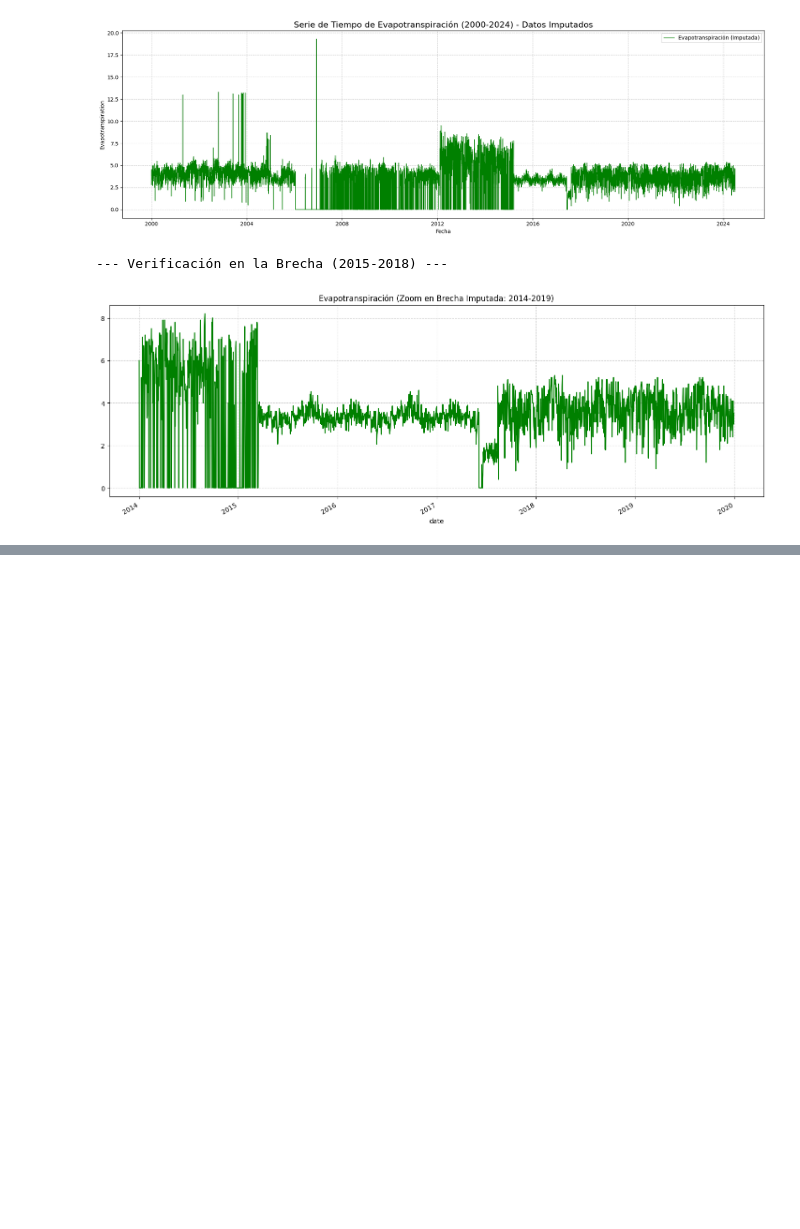
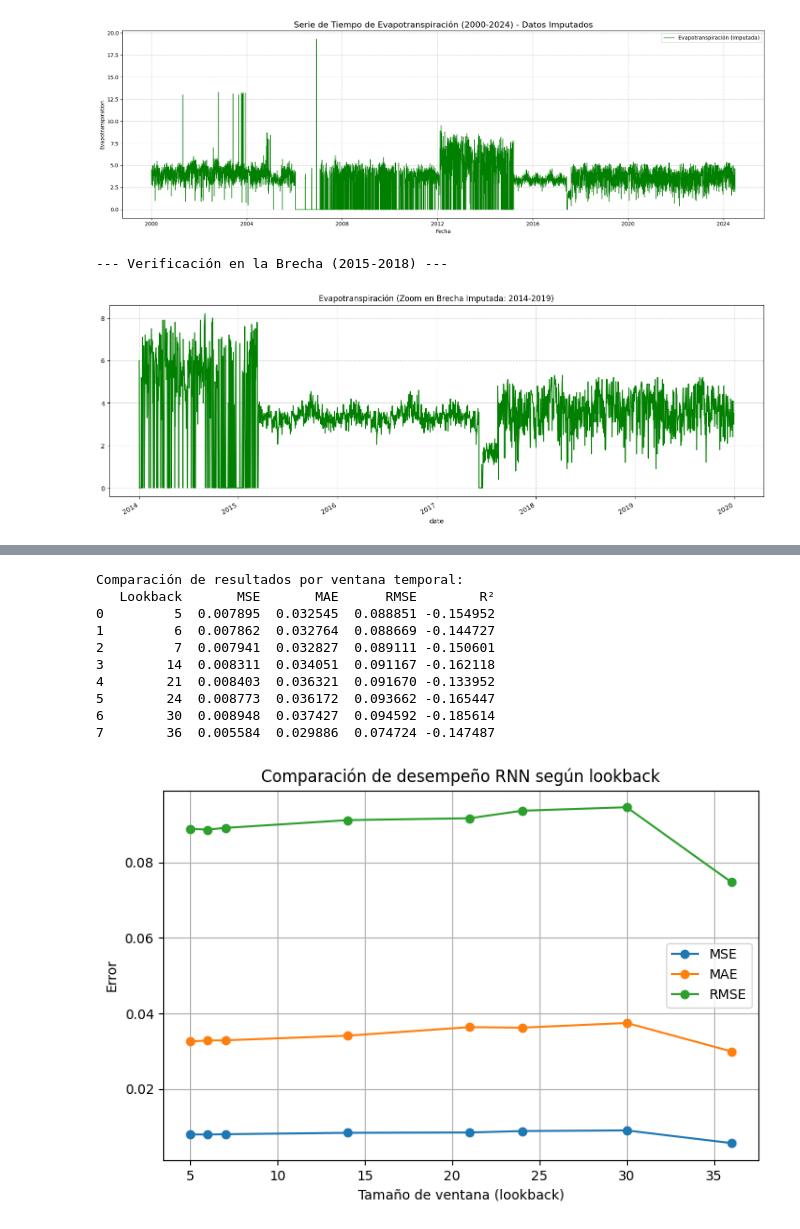
Before and after one commit to Laura9704/Fundamentos_MCD, a Jupyter notebook: Modelo_RNN.ipynb, the cells around one changed output, grey strips where cells are left out. Saved outputs shown, nothing was run; the diff lists cells and outputs as text; code cells hidden in the pictures; blank space fills up the shorter version.

```diff
--- a/Modelo_RNN.ipynb
+++ b/Modelo_RNN.ipynb
@@ -747,0 +378,16 @@ print("--- ENTRENAMIENTO RNN TERMINADO ---")
+# %%
+# ===============================================================
+# SECCIÓN DE PARÁMETROS AJUSTABLES
+# ===============================================================
+
+target_col = 'precipitation'   # Variable objetivo
+lookbacks = [5, 6, 7, 14, 21, 24, 30, 36]  # Ventanas temporales a probar
+
+# Hiperparámetros del modelo
+params = {
+    'units': 128,         # Número de neuronas en la capa RNN
+    'lr': 0.005,          # Tasa de aprendizaje
+    'batch_size': 16,     # Tamaño de lote
+    'epochs': 50,         # Número de épocas
+    'drop_rate': 0.2      # Dropout para regularización
+}
@@ -747,0 +529,32 @@ print("--- ENTRENAMIENTO RNN TERMINADO ---")
+# %%
+# ===============================================================
+#  Visualización de resultados
+# ===============================================================
+# Tabla comparativa
+results_df = pd.DataFrame(results)
+print("\nComparación de resultados por ventana temporal:")
+print(results_df)
+
+# --- Gráfico comparativo de errores
+plt.figure(figsize=(8, 5))
+plt.plot(results_df['Lookback'], results_df['MSE'], marker='o', label='MSE')
+plt.plot(results_df['Lookback'], results_df['MAE'], marker='o', label='MAE')
+plt.plot(results_df['Lookback'], results_df['RMSE'], marker='o', label='RMSE')
+plt.xlabel('Tamaño de ventana (lookback)')
+plt.ylabel('Error')
+plt.title('Comparación de desempeño RNN según lookback')
+plt.legend()
+plt.grid(True)
+plt.show()
+# %% [output]
+Comparación de resultados por ventana temporal:
+   Lookback       MSE       MAE      RMSE        R²
+0         5  0.007895  0.032545  0.088851 -0.154952
+1         6  0.007862  0.032764  0.088669 -0.144727
+2         7  0.007941  0.032827  0.089111 -0.150601
+3        14  0.008311  0.034051  0.091167 -0.162118
+4        21  0.008403  0.036321  0.091670 -0.133952
+5        24  0.008773  0.036172  0.093662 -0.165447
+6        30  0.008948  0.037427  0.094592 -0.185614
+7        36  0.005584  0.029886  0.074724 -0.147487
+[figure, added]
```
Also changed, not shown: parts of 45 cells of this notebook.
